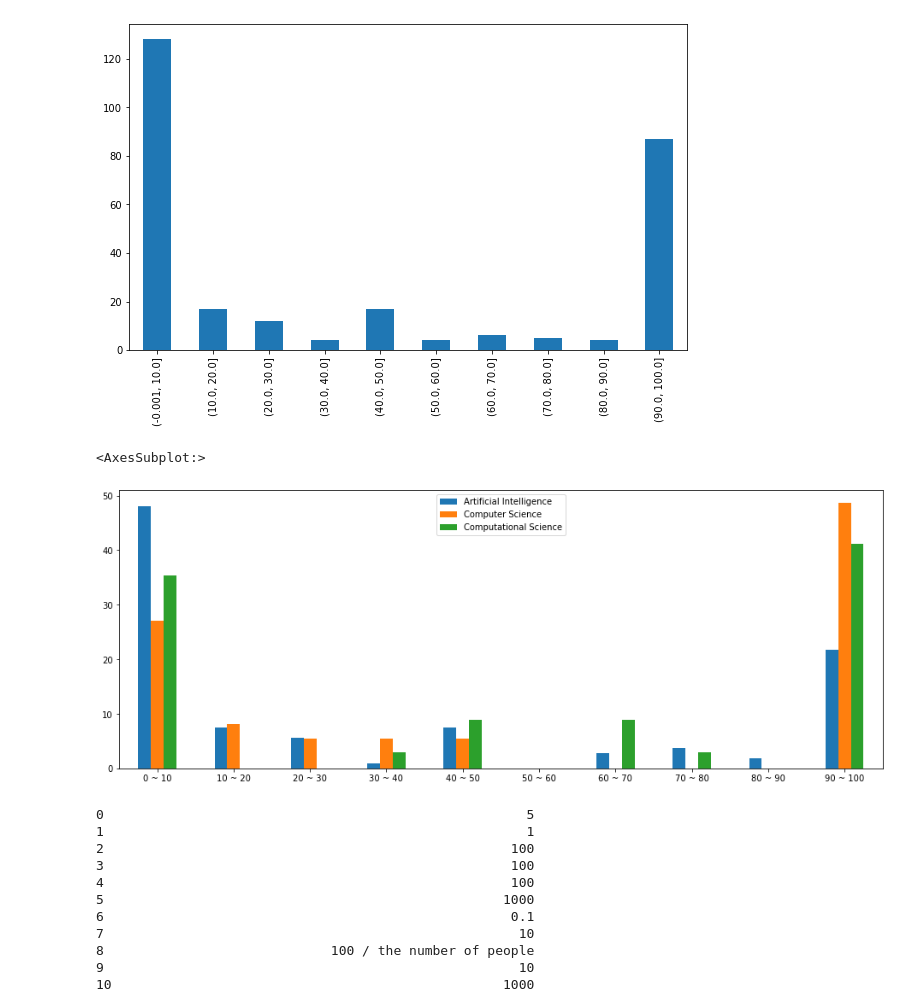
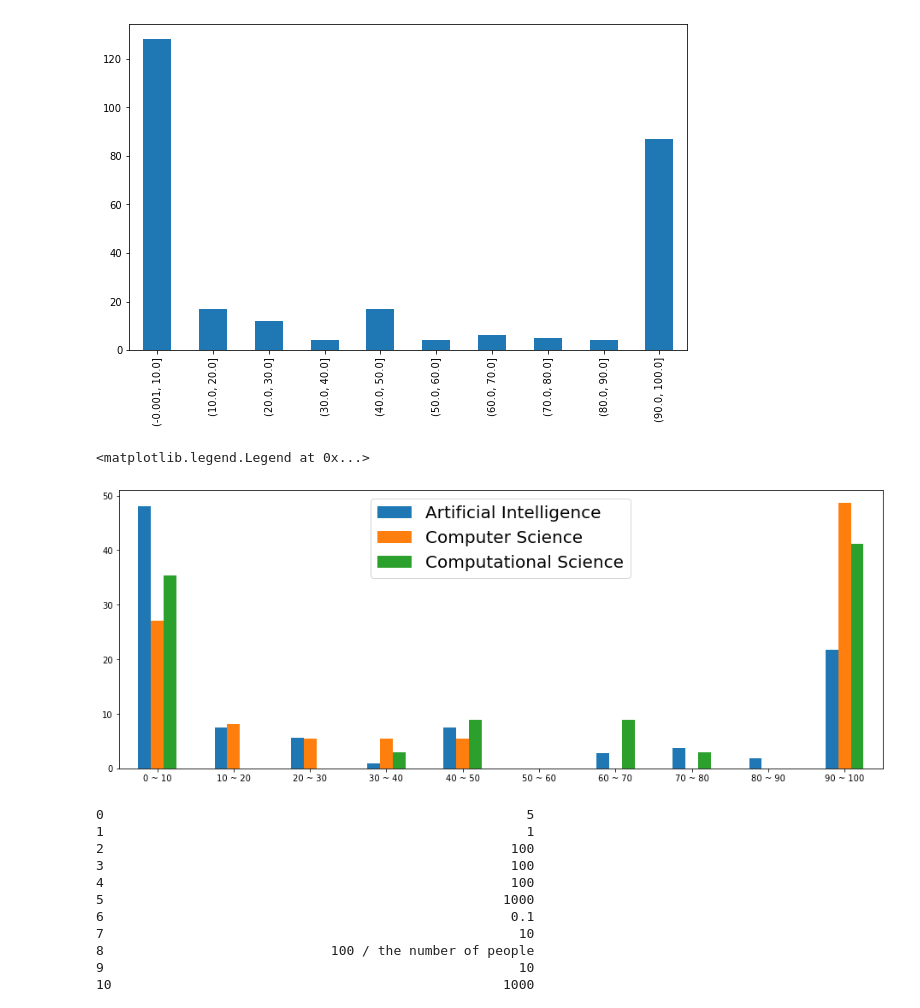
Before and after one commit to Alex-notmyname/MSC-Computational-Science, a Jupyter notebook: Data Mining Techniques/Assignment 1/Assignment_1_1a.ipynb, the cells around one changed output. Saved outputs shown, nothing was run; the diff lists cells and outputs as text; code cells hidden in the pictures.

```diff
--- a/Data Mining Techniques/Assignment 1/Assignment_1.ipynb
+++ b/Data Mining Techniques/Assignment 1/Assignment_1_1a.ipynb
@@ -413,0 +430,31 @@ plt.show()
+# %%
+ai_stressn_index = [[], []]
+cs_stressn_index = [[], []]
+cls_stressn_index = [[], []]
+
+ai_stressn, cs_stressn, cls_stressn = np.zeros(2), np.zeros(2), np.zeros(2)
+stressn_condition = [ai_stressn, cs_stressn, cls_stressn]
+
+for i, stressn in enumerate(stress_index):
+    ai_stressn_index[i].append(list(set(stressn) & set(ai_index)))
+    cs_stressn_index[i].append(list(set(stressn) & set(cs_index)))
+    cls_stressn_index[i].append(list(set(stressn) & set(cls_index)))
+
+for i in range(2):
+    ai_stressn[i] = len(ai_stressn_index[i][0])
+    cs_stressn[i] = len(cs_stressn_index[i][0])
+    cls_stressn[i] = len(cls_stressn_index[i][0])
+# %%
+label_stressn = ['Below average', 'Above average']
+
+plt.rcParams['figure.figsize'] = (22,6)
+
+fig8, ax8 = plt.subplots(ncols=3, nrows=1)
+
+for i in range(len(stressn_condition)):
+    ax8[i].pie(stressn_condition[i], labels=label_stressn, autopct='%1.1f%%', shadow=True, startangle=90, labeldistance=None)
+    ax8[i].axis('equal')
+    ax8[i].set_title('{0}'.format(programme_name[i]), fontname="Times New Roman", fontweight="bold", fontsize=25)
+
+plt.legend(loc="center right", bbox_to_anchor=(1,0.5), bbox_transform=plt.gcf().transFigure, fontsize=16)
+plt.show()
@@ -472,20 +521,21 @@ for i in range(10):
 # %%
 ai_dmc = 100*ai_dmc/ai_dmc.sum()
 cs_dmc = 100*cs_dmc/cs_dmc.sum()
 cls_dmc = 100*cls_dmc/cls_dmc.sum()
 
 label_dmc = ['0 ~ 10', '10 ~ 20', '20 ~ 30', '30 ~ 40', '40 ~ 50', '50 ~ 60', '60 ~ 70', '70 ~ 80', '80 ~ 90', '90 ~ 100']
 
 plt.rcParams['figure.figsize'] = (16,6)
 
 df_dmcplot = pd.DataFrame({'Artificial Intelligence': ai_dmc, \
                            'Computer Science': cs_dmc, \
                            'Computational Science': cls_dmc}, index = label_dmc)
 
 df_dmcplot.plot.bar(rot=0)
+plt.legend(fontsize=20)
 # %% [output]
-<AxesSubplot:>
+<matplotlib.legend.Legend at 0x...>
-[figure, old version]
+[figure, new version]
 # %%
 with pd.option_context('display.max_rows', None, 'display.max_columns', None):  # more options can be specified also
     display(df.iloc[:,12])
```
Also changed, not shown: parts of 6 cells of this notebook, 1 other file.
